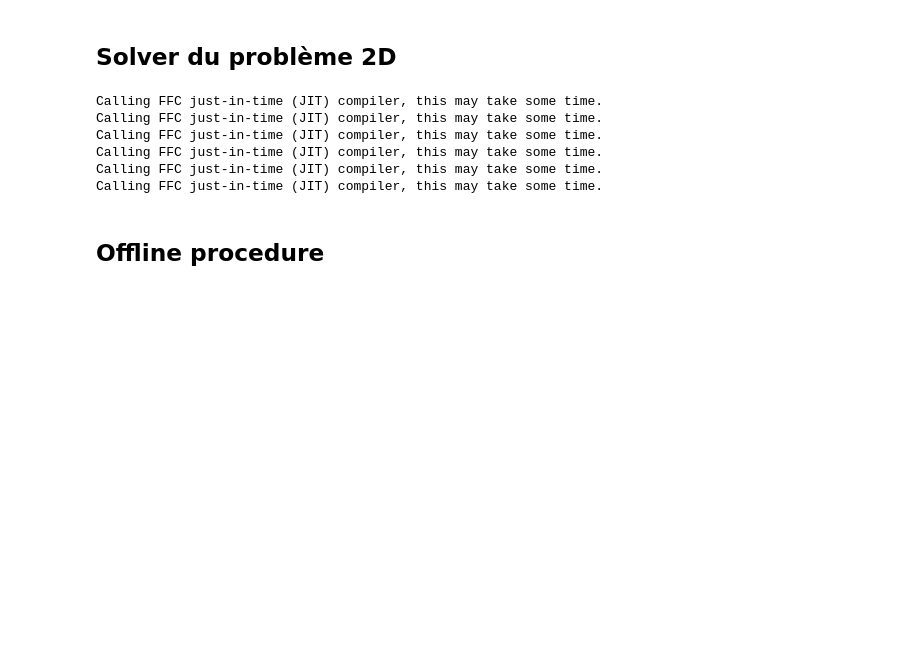
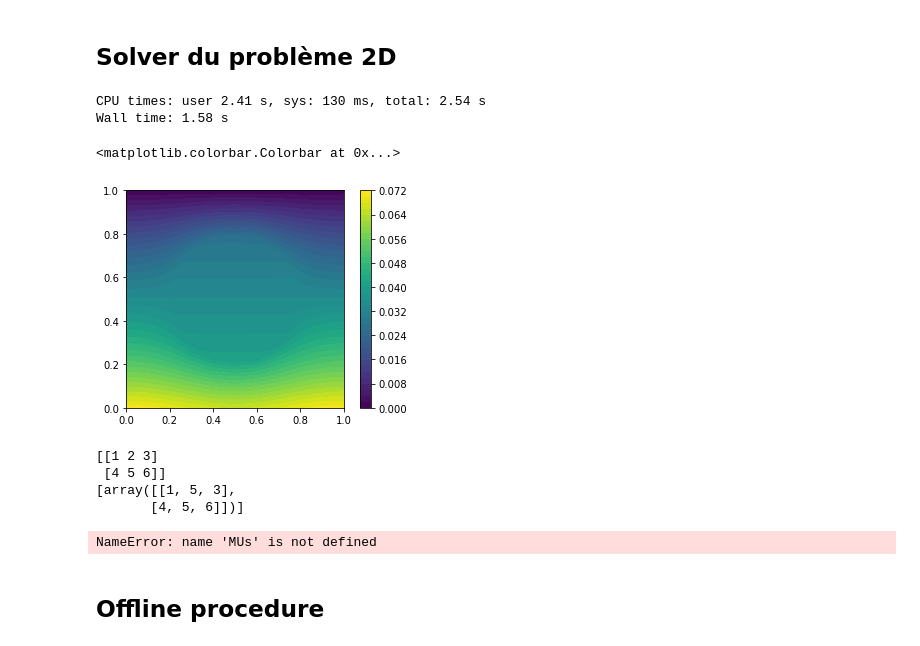
Before and after one commit to pjbenard/-4GMM-CRMB, a Jupyter notebook: Code_Python/POD-Fenics-propre.ipynb, the cells around one changed output. Drawn from its saved outputs; the diff is of its cells as text; code cells hidden in the pictures; blank space fills up the shorter version.

```diff
--- a/Code_Python/POD-Fenics-propre.ipynb
+++ b/Code_Python/POD-Fenics-propre.ipynb
@@ -113,12 +113,15 @@ def Solver(mu):
 
     return np.array([Sol,A2,b2])
 # %%
-mu_test = np.array([0.4,0.1])
+%%time
+mu_test = np.array([6,0.1])
 A = Solver(mu_test)
 # %% [output]
-Calling FFC just-in-time (JIT) compiler, this may take some time.
-Calling FFC just-in-time (JIT) compiler, this may take some time.
-Calling FFC just-in-time (JIT) compiler, this may take some time.
-Calling FFC just-in-time (JIT) compiler, this may take some time.
-Calling FFC just-in-time (JIT) compiler, this may take some time.
-Calling FFC just-in-time (JIT) compiler, this may take some time.
+CPU times: user 2.41 s, sys: 130 ms, total: 2.54 s
+Wall time: 1.58 s
+# %%
+c = plot(A[0])
+plt.colorbar(c)
+# %% [output]
+<matplotlib.colorbar.Colorbar at 0x...>
+[figure, added]
@@ -124,0 +147,20 @@ Calling FFC just-in-time (JIT) compiler, this may take some time.
+# %%
+A = []
+A.append(np.array([[1,2,3],[4,5,6]]))
+A.append(np.array([[1,5,3],[4,5,6]]))
+print(A[0])
+del A[0]
+print(A)
+# %% [output]
+[[1 2 3]
+ [4 5 6]]
+[array([[1, 5, 3],
+       [4, 5, 6]])]
+# %%
+rang = [int(i) for i in range(len(MUs))]
+#[np.array(np.arange(0,len(MUs),1),'int')]
+print(rang)
+del rang[2]
+print(rang)
+# %% [output]
+NameError: name 'MUs' is not defined
```
Also changed, not shown: parts of 15 cells of this notebook, 9 other files.
